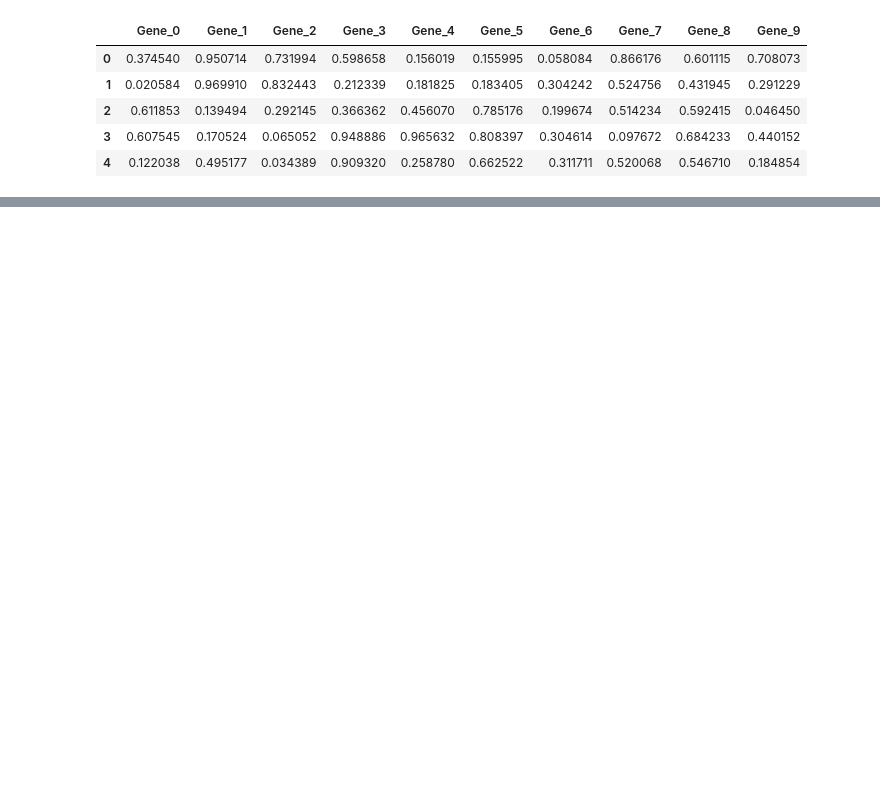
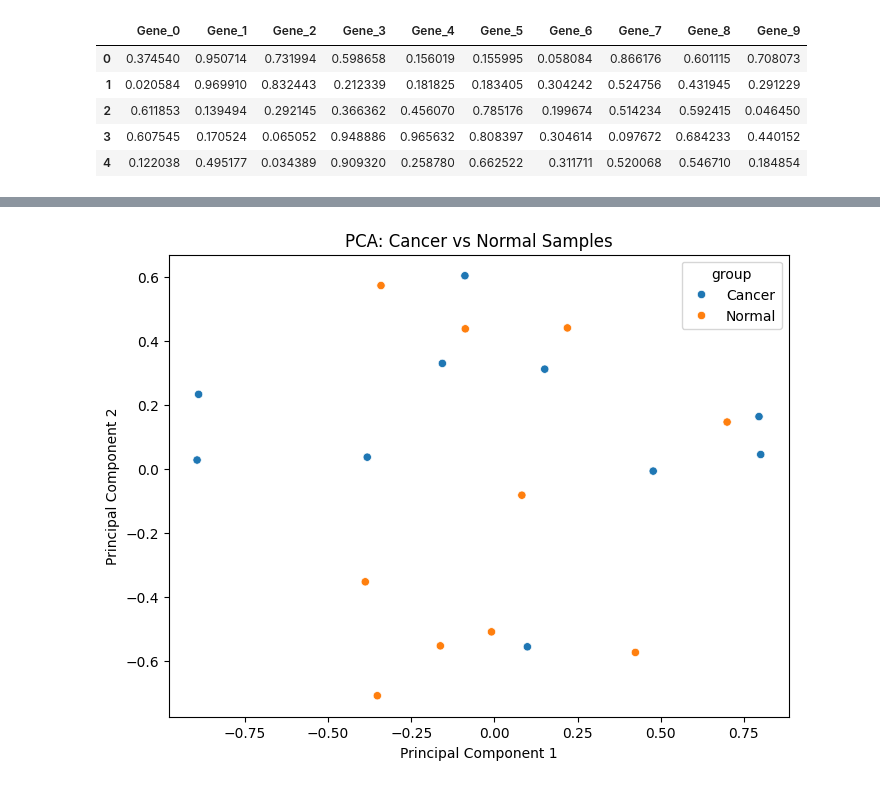
Before and after one commit to gowtham-bioinfo/Cancer-Gene-Expression-Explorer, a Jupyter notebook: Notebook/analysis.ipynb, the cells around one changed output, grey strips where cells are left out. Drawn from its saved outputs; the diff is of its cells as text; code cells hidden in the pictures; blank space fills up the shorter version.

```diff
--- a/Notebook/analysis.ipynb
+++ b/Notebook/analysis.ipynb
@@ -48,0 +29,11 @@ All libraries imported successfully
+# %%
+X = data.values
+y = labels["group"].values
+# %%
+pca = PCA(n_components=2)
+components = pca.fit_transform(X)
+
+pca_df = pd.DataFrame(components, columns=["PC1", "PC2"])
+pca_df["group"] = y
+
+pca_df.head()
@@ -48,0 +47,14 @@ All libraries imported successfully
+# %%
+import matplotlib.pyplot as plt
+import seaborn as sns
+
+plt.figure(figsize=(8,6))
+sns.scatterplot(data=pca_df, x="PC1", y="PC2", hue="group")
+
+plt.title("PCA: Cancer vs Normal Samples")
+plt.xlabel("Principal Component 1")
+plt.ylabel("Principal Component 2")
+
+plt.show()
+# %% [output]
+[figure, added]
```
Also changed, not shown: parts of 4 cells of this notebook, 1 other file.
